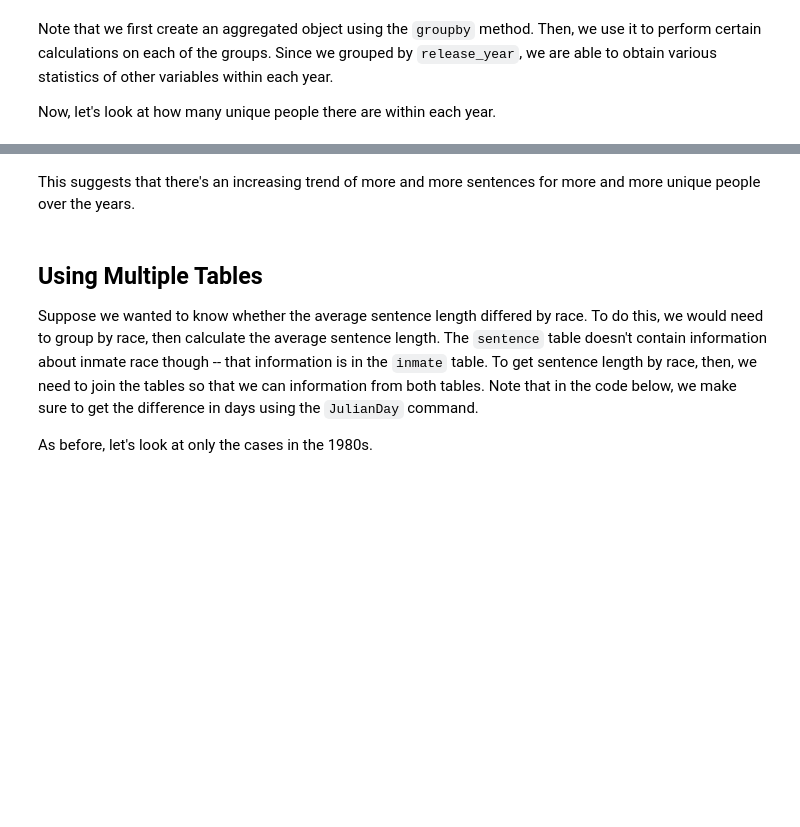
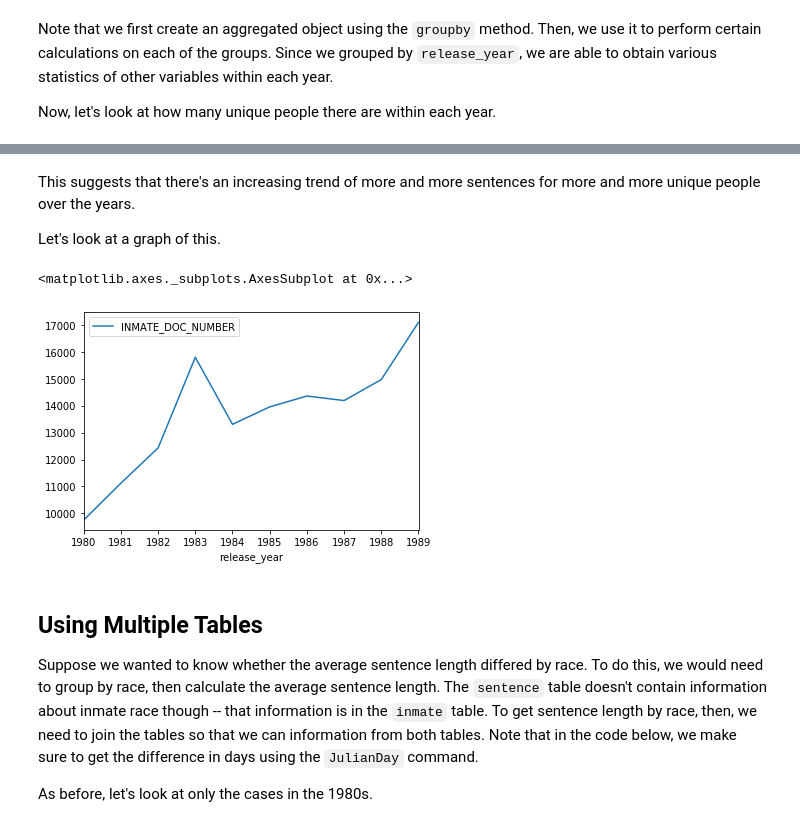
Before and after one commit to Coleridge-Initiative/bdss-notebooks, a Jupyter notebook: 02_Dataset_Exploration_and_Visualization.ipynb, the cells around one changed output, grey strips where cells are left out. Cells and saved outputs as stored; diff of their text form; code cells hidden in the pictures; blank space fills up the shorter version.

```diff
--- a/02_2_Dataset_Exploration.ipynb
+++ b/02_Dataset_Exploration_and_Visualization.ipynb
@@ -347,6 +414,13 @@ sent_by_year.nunique()
 | 1989 | 17099 | 18 | 1 | 3 | ... |
 # %% [markdown]
 This suggests that there's an increasing trend of more and more sentences for more and more unique people over the years.
+
+Let's look at a graph of this.
+# %%
+sent_by_year.nunique().reset_index().plot('release_year','INMATE_DOC_NUMBER')
+# %% [output]
+<matplotlib.axes._subplots.AxesSubplot at 0x...>
+[figure, added]
 # %% [markdown]
 ## Using Multiple Tables
 
```
Also changed, not shown: parts of 10 cells of this notebook, 14 other files.
